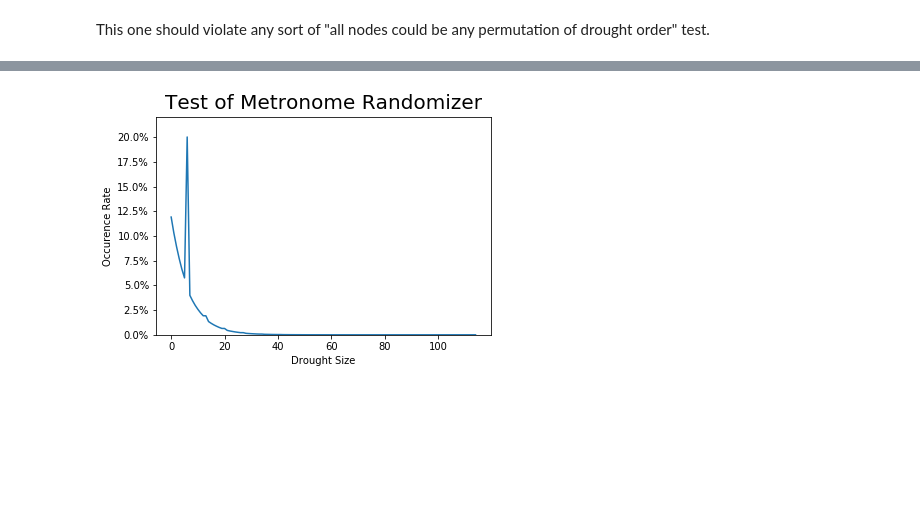
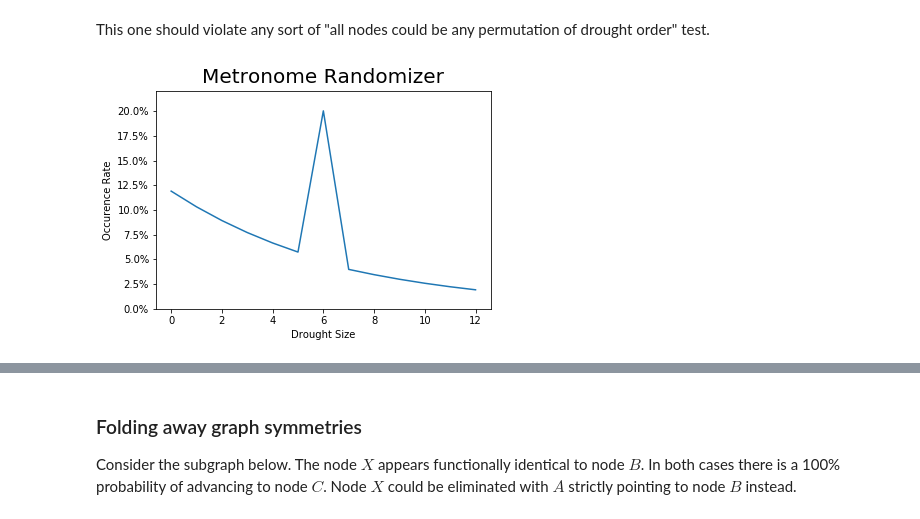
Before and after one commit to ericjtaylor/new_bags, a Jupyter notebook: new_bag.ipynb, the cells around one changed output, grey strips where cells are left out. Cells and saved outputs as stored; diff of their text form; code cells hidden in the pictures; blank space fills up the shorter version.

```diff
--- a/new_bag.ipynb
+++ b/new_bag.ipynb
@@ -1147,33 +1051,32 @@ state_work.append(old_state)
 
 while len(state_work) > 0:
     # manage work queue
     old_state = copy.deepcopy(state_work[0])
     state_work.pop(0)
     state_set.add(tuple(old_state))
     # explore state transitions
     for roll in range(7):
         new_state = copy.deepcopy(old_state)
         counter = old_state[1]
         metro_i = old_state[0]
         if roll == metro_i:
             if counter == 6:
                 new_state = [0, 0]
                 Metronome.add_edge(
                     tuple(old_state), tuple(new_state), pick=roll, weight=1)
             continue
         elif counter == 6:
             continue
         elif roll > metro_i:
             new_state[0] = metro_i + 1
         new_state[1] = counter + 1
 
         Metronome.add_edge(
             tuple(old_state), tuple(new_state), pick=roll, weight=1 / 6)
         if (tuple(new_state) not in state_set) and (
                 new_state not in state_work):
             state_work.append(new_state)
 
-# rand_report(Metronome, "Metronome")
-write_rand(Metronome, "Metronome")
-test_rand("Metronome", n=10000000)
+rand_report(Metronome, "Metronome")
 # %% [output]
+[figure, new version]
@@ -1183 +1090,4 @@ OTSSTZLTTSTTILIIJSZJLSSSZZSLOTJZTILOSZJZOLSOZIZSLOJOITJLTJTSJTLISTITSLIJITTZLOZJ
-[figure, old version]
+# %% [markdown]
+### Folding away graph symmetries
+
+Consider the subgraph below. The node $X$ appears functionally identical to node $B$. In both cases there is a 100% probability of advancing to node $C$. Node $X$ could be eliminated with $A$ strictly pointing to node $B$ instead.
```
Also changed, not shown: parts of 28 cells of this notebook.
